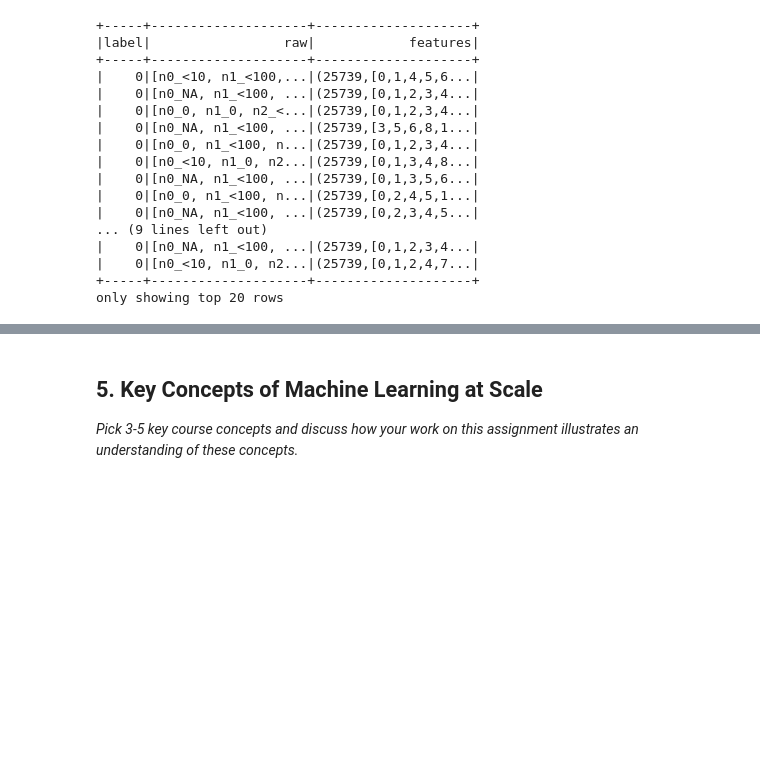
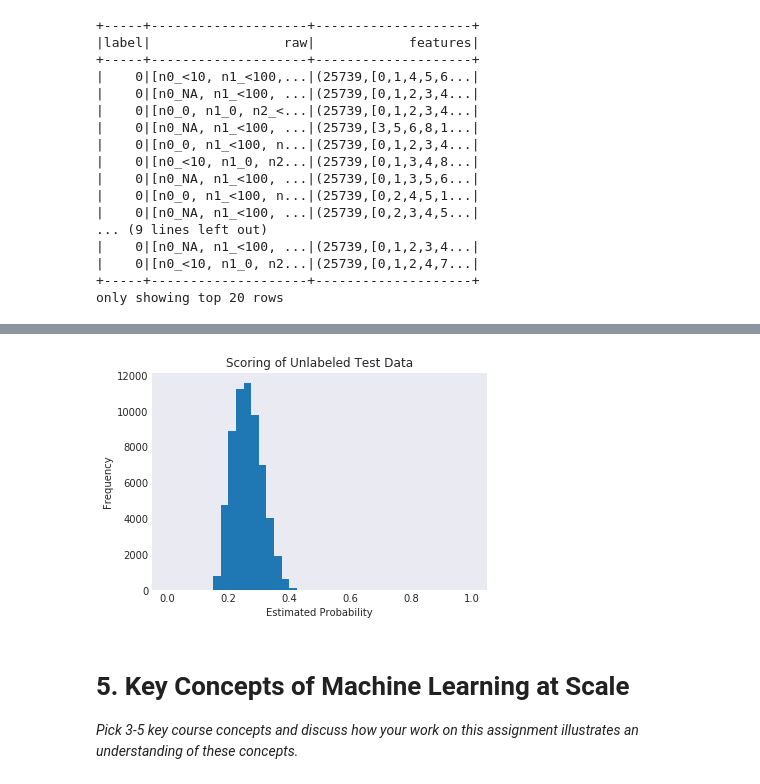
Before and after one commit to kalvinkao/ctr-prediction-with-fm, a Jupyter notebook: CarterKaoLetcherPhilippou_w261_FM_CTR.ipynb, the cells around one changed output, grey strips where cells are left out. Drawn from its saved outputs; the diff is of its cells as text; code cells hidden in the pictures; blank space fills up the shorter version.

```diff
--- a/CarterKaoLetcherPhilippou_w261_FM_CTR.ipynb
+++ b/CarterKaoLetcherPhilippou_w261_FM_CTR.ipynb
@@ -1189,0 +1189,4 @@ unlabeledPred.take(1)
+# %%
+import pandas as pd
+unlabeledScores = pd.read_csv("FINAL/results/results_test_predictions.csv", names = ["One-hot encoded features", "Score"])
+unlabeledScores.head(10)
@@ -1190,4 +1211,12 @@ unlabeledPred.take(1)
+# %%
+plt.hist(unlabeledScores["Score"], range=(0,1), bins=40)
+plt.xlabel('Estimated Probability')
+plt.ylabel('Frequency')
+plt.title('Scoring of Unlabeled Test Data')
+plt.show()
+# %% [output]
+[figure, added]
 # %% [markdown]
-## 5. Key Concepts of Machine Learning at Scale
+# 5. Key Concepts of Machine Learning at Scale
 
 *Pick 3-5 key course concepts and discuss how your work on this assignment illustrates an understanding of these concepts.*
```
Also changed, not shown: parts of 40 cells of this notebook.
